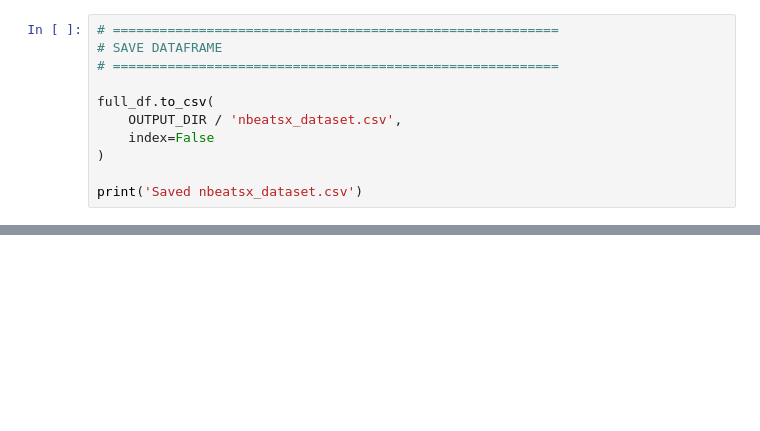
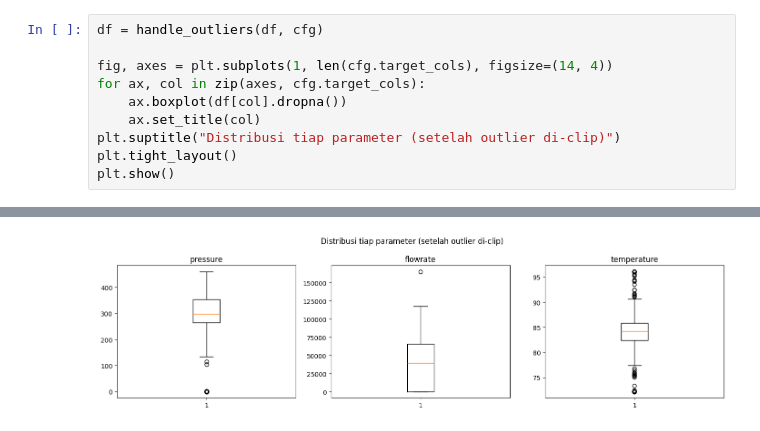
Before and after one commit to Integrated-Monitoring-System/IMS-Model-Forecasting, a Jupyter notebook: N-BeatsX/preproc.ipynb, the cells around one changed output, grey strips where cells are left out. Drawn from its saved outputs; the diff is of its cells as text; blank space fills up the shorter version.

```diff
--- a/N-BeatsX/preproc.ipynb
+++ b/N-BeatsX/preproc.ipynb
@@ -249,12 +220,11 @@ print('\\nColumns:', full_df.columns.tolist())
 # %%
-# =========================================================
-# SAVE DATAFRAME
-# =========================================================
+df = handle_outliers(df, cfg)
 
-full_df.to_csv(
-    OUTPUT_DIR / 'nbeatsx_dataset.csv',
-    index=False
-)
-
-print('Saved nbeatsx_dataset.csv')
+fig, axes = plt.subplots(1, len(cfg.target_cols), figsize=(14, 4))
+for ax, col in zip(axes, cfg.target_cols):
+    ax.boxplot(df[col].dropna())
+    ax.set_title(col)
+plt.suptitle("Distribusi tiap parameter (setelah outlier di-clip)")
+plt.tight_layout()
+plt.show()
 # %% [output]
@@ -262 +233,2 @@ Saved nbeatsx_dataset.csv
+[figure, added]
 # %%
```
Also changed, not shown: parts of 20 cells of this notebook, 3 other files.
